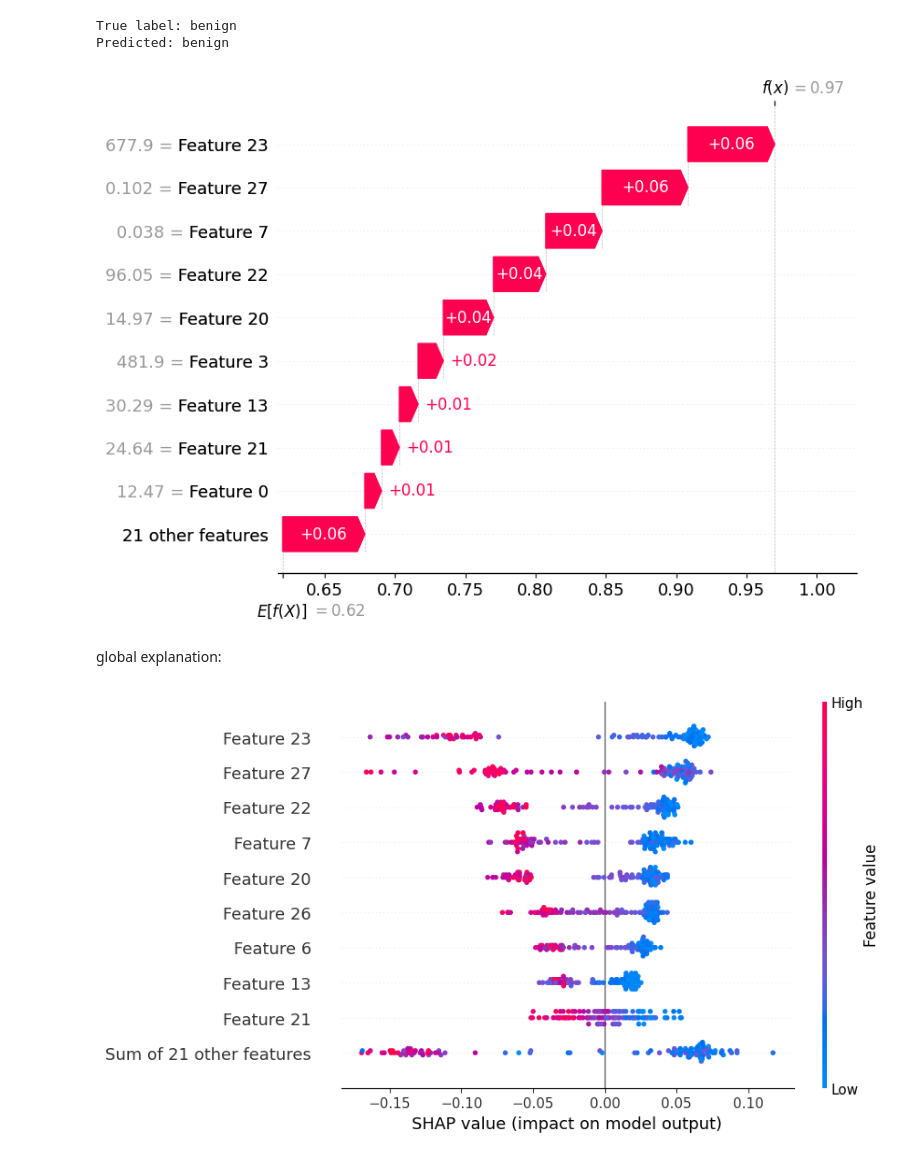
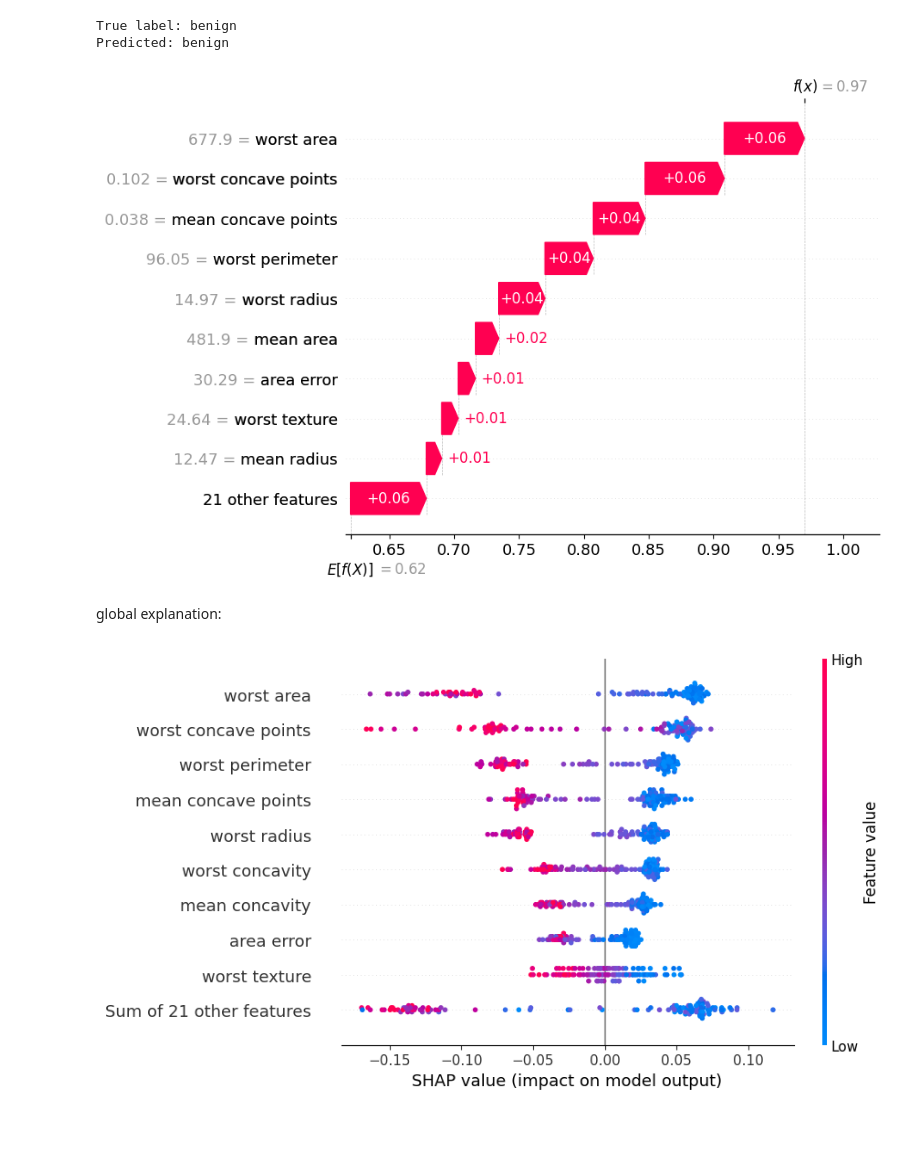
Before and after one commit to FelixWick/data_science, a Jupyter notebook: examples/7_model_evaluation/shap.ipynb, the cells around one changed output. Cells and saved outputs as stored; diff of their text form; code cells hidden in the pictures; blank space fills up the shorter version.

Commit message:
included some plots

```diff
--- a/examples/7_model_evaluation/shap.ipynb
+++ b/examples/7_model_evaluation/shap.ipynb
@@ -120,13 +123,14 @@ print("Predicted:", class_names[pred])
 True label: benign
 Predicted: benign
 # %%
+shap_values.feature_names = feature_names
 shap.plots.waterfall(shap_values[i, :, pred])
 # %% [output]
-[figure, old version]
+[figure, new version]
 # %% [markdown]
 global explanation:
 # %%
 class_idx = 1
 shap.plots.beeswarm(shap_values[:, :, class_idx])
 # %% [output]
-[figure, old version]
+[figure, new version]
```
Also changed, not shown: parts of 4 cells of this notebook, 2 other files.
